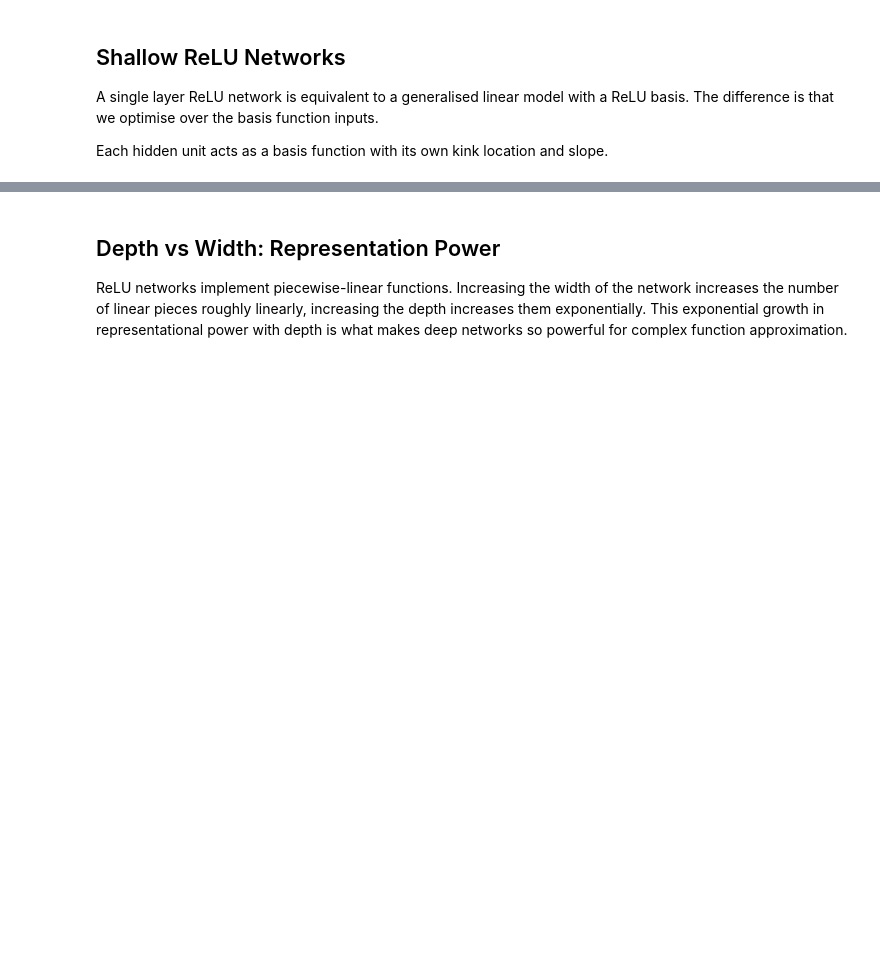
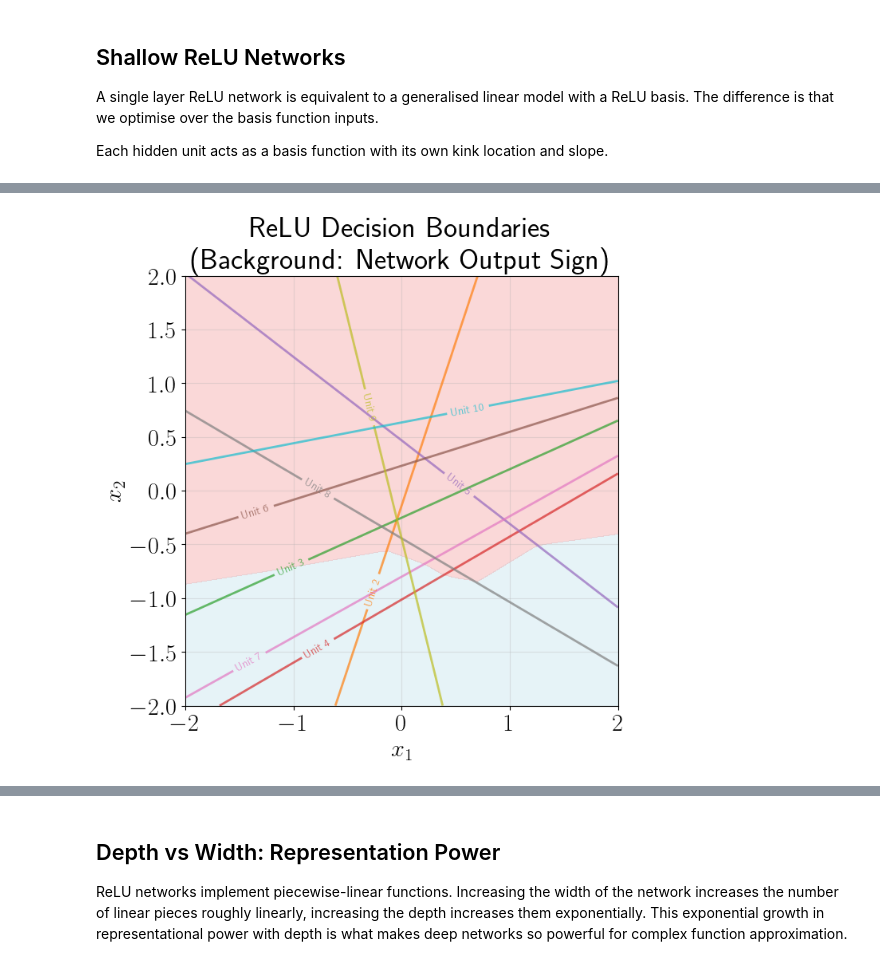
Before and after one commit to mlatcl/mlfc, a Jupyter notebook: _notebooks/04-03-deep-architectures-and-automatic-differentiation.ipynb, the cells around one changed output, grey strips where cells are left out. Cells and saved outputs as stored; diff of their text form; code cells hidden in the pictures; blank space fills up the shorter version.

```diff
--- a/_notebooks/04-03-deep-architectures-and-automatic-differentiation.ipynb
+++ b/_notebooks/04-03-deep-architectures-and-automatic-differentiation.ipynb
@@ -502,0 +893,4 @@ fig3 = visualize_decision_boundaries(nn, X1, X2, layer_idx=0)
+# %%
+plot.visualise_decision_boundaries(nn, X1, X2, layer_idx=0, directory='./deepnn')
+# %% [output]
+[figure, added]
```
Also changed, not shown: parts of 119 cells of this notebook, 14 other files.
